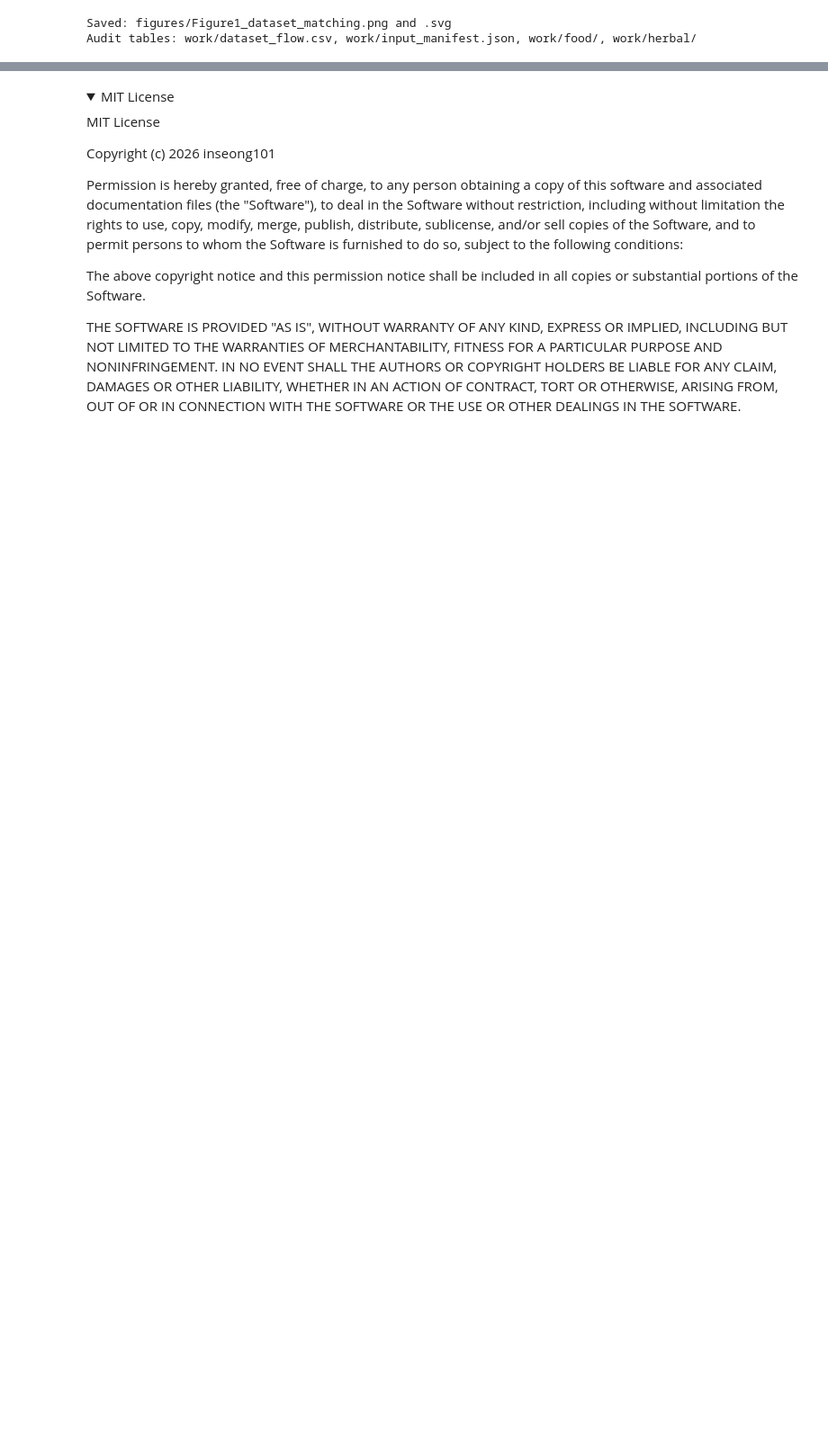
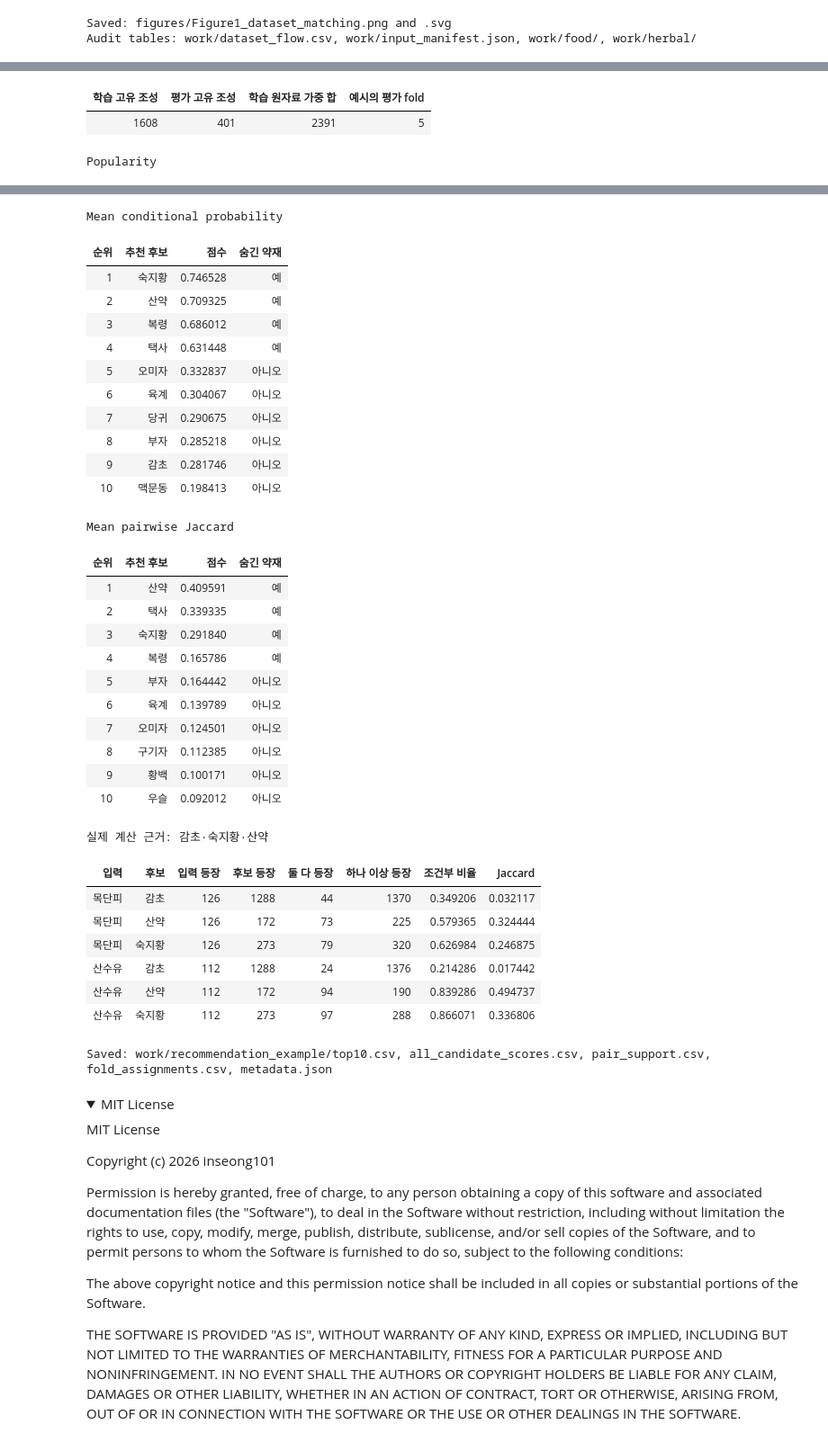
Before and after one commit to inseong101/HerbalFormulaCompletion, a Jupyter notebook: Colab.ipynb, the cells around one changed output, grey strips where cells are left out. Shown at 90% size. Cells and saved outputs as stored; diff of their text form; code cells hidden in the pictures; folded sections open; blank space fills up the shorter version.

Commit message:
Reproduce held-out recommendation example with scored Top-10 tables

```diff
--- a/Colab.ipynb
+++ b/Colab.ipynb
@@ -307,0 +320,34 @@ Audit tables: work/dataset_flow.csv, work/input_manifest.json, work/food/, work/
+# %%
+from html import escape
+from IPython.display import HTML
+
+example_meta, recommendation_rows, pair_support = pipeline.recommendation_example(
+    fresh / "work/herbal/unique_compositions.csv", fresh / "work/recommendation_example"
+)
+
+def show_table(headers, rows):
+    html = "<table><thead><tr>" + "".join("<th>" + escape(str(h)) + "</th>" for h in headers) + "</tr></thead><tbody>"
+    html += "".join("<tr>" + "".join("<td>" + escape(str(v)) + "</td>" for v in row) + "</tr>" for row in rows)
+    display(HTML(html + "</tbody></table>"))
+
+show_table(["학습 고유 조성", "평가 고유 조성", "학습 원자료 가중 합", "예시의 평가 fold"], [[
+    example_meta["training_unique_compositions"], example_meta["test_unique_compositions"],
+    example_meta["training_source_weight_sum"], example_meta["example_test_fold"]
+]])
+for method, label in [("popularity", "Popularity"), ("mean_conditional", "Mean conditional probability"), ("mean_jaccard", "Mean pairwise Jaccard")]:
+    print(label)
+    rows = [r for r in recommendation_rows if r["method"] == method]
+    assert len(rows) == 10 and len({r["candidate"] for r in rows}) == 10
+    assert not set(example_meta["input"]) & {r["candidate"] for r in rows}
+    show_table(["순위", "추천 후보", "점수", "숨긴 약재"], [[r["rank"], r["candidate"],
+        str(r["score"]) if method == "popularity" else f'{r["score"]:.6f}',
+        "예" if r["withheld_herb"] else "아니오"] for r in rows])
+print("실제 계산 근거: 감초·숙지황·산약")
+show_table(["입력", "후보", "입력 등장", "후보 등장", "둘 다 등장", "하나 이상 등장", "조건부 비율", "Jaccard"], [
+    [r["input"], r["candidate"], r["input_weighted_count"], r["candidate_weighted_count"],
+     r["both_weighted_count"], r["either_weighted_count"], f'{r["conditional"]:.6f}', f'{r["jaccard"]:.6f}']
+    for r in pair_support if r["candidate"] in {"감초", "숙지황", "산약"}
+])
+shutil.copytree(fresh / "work/recommendation_example", repo / "work/recommendation_example", dirs_exist_ok=True)
+print("Saved: work/recommendation_example/top10.csv, all_candidate_scores.csv, pair_support.csv, fold_assignments.csv, metadata.json")
+# %% [output]
@@ -307,0 +371,3 @@ Audit tables: work/dataset_flow.csv, work/input_manifest.json, work/food/, work/
+| 학습 고유 조성 | 평가 고유 조성 | 학습 원자료 가중 합 | 예시의 평가 fold |
+| 1608 | 401 | 2391 | 5 |
+Popularity
@@ -308,3 +385,36 @@ Audit tables: work/dataset_flow.csv, work/input_manifest.json, work/food/, work/
+Mean conditional probability
+| 순위 | 추천 후보 | 점수 | 숨긴 약재 |
+| 1 | 숙지황 | 0.746528 | 예 |
+| 2 | 산약 | 0.709325 | 예 |
+| 3 | 복령 | 0.686012 | 예 |
+| 4 | 택사 | 0.631448 | 예 |
+| 5 | 오미자 | 0.332837 | 아니오 |
+| 6 | 육계 | 0.304067 | 아니오 |
+| 7 | 당귀 | 0.290675 | 아니오 |
+| 8 | 부자 | 0.285218 | 아니오 |
+| 9 | 감초 | 0.281746 | 아니오 |
+| 10 | 맥문동 | 0.198413 | 아니오 |
+Mean pairwise Jaccard
+| 순위 | 추천 후보 | 점수 | 숨긴 약재 |
+| 1 | 산약 | 0.409591 | 예 |
+| 2 | 택사 | 0.339335 | 예 |
+| 3 | 숙지황 | 0.291840 | 예 |
+| 4 | 복령 | 0.165786 | 예 |
+| 5 | 부자 | 0.164442 | 아니오 |
+| 6 | 육계 | 0.139789 | 아니오 |
+| 7 | 오미자 | 0.124501 | 아니오 |
+| 8 | 구기자 | 0.112385 | 아니오 |
+| 9 | 황백 | 0.100171 | 아니오 |
+| 10 | 우슬 | 0.092012 | 아니오 |
+실제 계산 근거: 감초·숙지황·산약
+| 입력 | 후보 | 입력 등장 | 후보 등장 | 둘 다 등장 | 하나 이상 등장 | 조건부 비율 | Jaccard |
+| 목단피 | 감초 | 126 | 1288 | 44 | 1370 | 0.349206 | 0.032117 |
+| 목단피 | 산약 | 126 | 172 | 73 | 225 | 0.579365 | 0.324444 |
+| 목단피 | 숙지황 | 126 | 273 | 79 | 320 | 0.626984 | 0.246875 |
+| 산수유 | 감초 | 112 | 1288 | 24 | 1376 | 0.214286 | 0.017442 |
+| 산수유 | 산약 | 112 | 172 | 94 | 190 | 0.839286 | 0.494737 |
+| 산수유 | 숙지황 | 112 | 273 | 97 | 288 | 0.866071 | 0.336806 |
+Saved: work/recommendation_example/top10.csv, all_candidate_scores.csv, pair_support.csv, fold_assignments.csv, metadata.json
 # %% [markdown]
 <details><summary>MIT License</summary>
 
```
Also changed, not shown: parts of 4 cells of this notebook, 1 other file.
